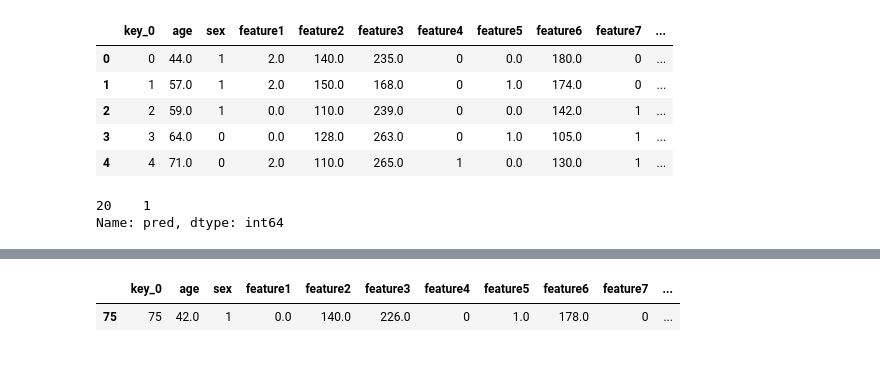
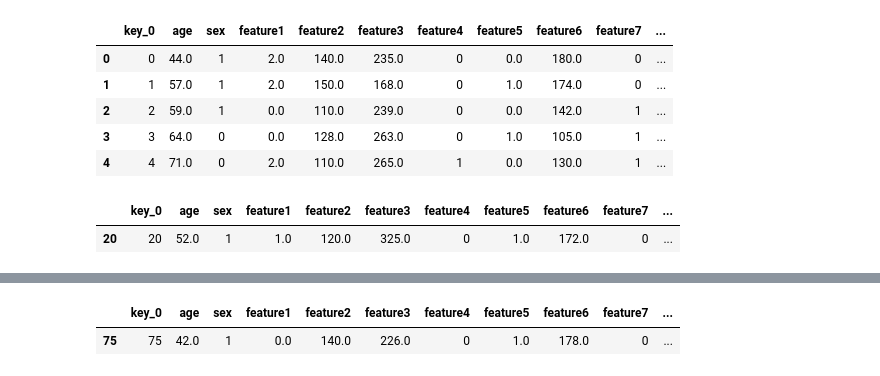
Before and after one commit to Alumasa/Data-Science-Nuggets, a Jupyter notebook: Logistic Regression model.ipynb, the cells around one changed output, grey strips where cells are left out. Saved outputs shown, nothing was run; the diff lists cells and outputs as text; code cells hidden in the pictures.

```diff
--- a/Logistic Regression model.ipynb
+++ b/Logistic Regression model.ipynb
@@ -359,10 +365,10 @@ df_predicted.head()
 | 3 | 3 | 64.0 | 0 | 0.0 | 128.0 | 263.0 | 0 | 1.0 | 105.0 | 1 | ... |
 | 4 | 4 | 71.0 | 0 | 2.0 | 110.0 | 265.0 | 1 | 0.0 | 130.0 | 1 | ... |
 # %%
-df_predicted[df_predicted['ID'] == 946]['pred']
+df_predicted[df_predicted['ID'] == 946]
 # %% [output]
-20    1
-Name: pred, dtype: int64
+|  | key_0 | age | sex | feature1 | feature2 | feature3 | feature4 | feature5 | feature6 | feature7 | ... |
+| 20 | 20 | 52.0 | 1 | 1.0 | 120.0 | 325.0 | 0 | 1.0 | 172.0 | 0 | ... |
 # %%
 df_predicted[df_predicted['ID'] == 637]
 # %% [output]
```
Also changed, not shown: parts of 4 cells of this notebook, 1 other file.
